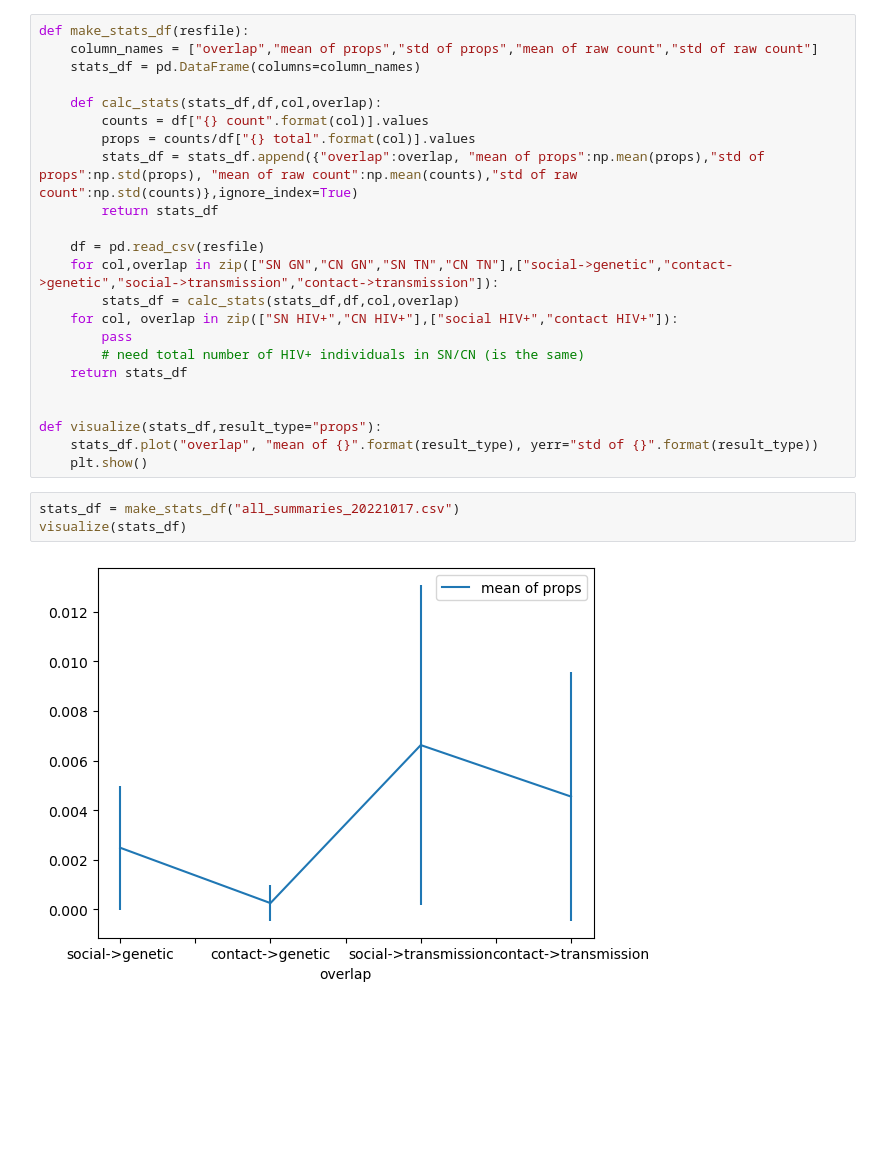
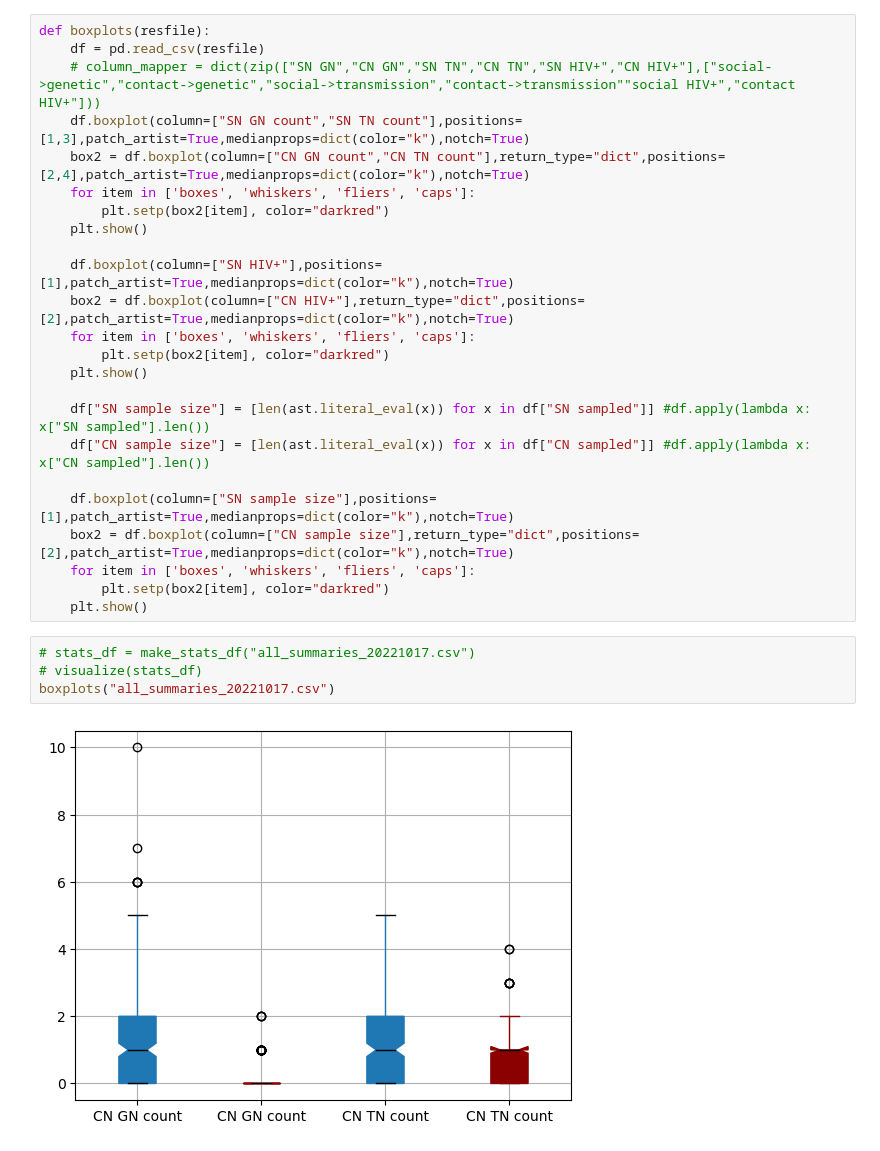
Before and after one commit to breecummins/social_sampling_in_epidemics, a Jupyter notebook: simulations/study_params_20220929/visualize_results.ipynb, the cells around one changed output. Saved outputs shown, nothing was run; the diff lists cells and outputs as text; blank space fills up the shorter version.

Commit message:
have visualizations for initial results

```diff
--- a/simulations/study_params_20220929/visualize_results.ipynb
+++ b/simulations/study_params_20220929/visualize_results.ipynb
@@ -5,28 +6,30 @@ import numpy as np
-# %%
-def make_stats_df(resfile):
-    column_names = ["overlap","mean of props","std of props","mean of raw count","std of raw count"]
-    stats_df = pd.DataFrame(columns=column_names)
-
-    def calc_stats(stats_df,df,col,overlap):
-        counts = df["{} count".format(col)].values
-        props = counts/df["{} total".format(col)].values
-        stats_df = stats_df.append({"overlap":overlap, "mean of props":np.mean(props),"std of props":np.std(props), "mean of raw count":np.mean(counts),"std of raw count":np.std(counts)},ignore_index=True)
-        return stats_df
-
-    df = pd.read_csv(resfile)
-    for col,overlap in zip(["SN GN","CN GN","SN TN","CN TN"],["social->genetic","contact->genetic","social->transmission","contact->transmission"]):
-        stats_df = calc_stats(stats_df,df,col,overlap)
-    for col, overlap in zip(["SN HIV+","CN HIV+"],["social HIV+","contact HIV+"]):
-        pass
-        # need total number of HIV+ individuals in SN/CN (is the same)
-    return stats_df
-
-
-def visualize(stats_df,result_type="props"):
-    stats_df.plot("overlap", "mean of {}".format(result_type), yerr="std of {}".format(result_type))
-    plt.show()
+# %%
+def boxplots(resfile):
+    df = pd.read_csv(resfile)
+    # column_mapper = dict(zip(["SN GN","CN GN","SN TN","CN TN","SN HIV+","CN HIV+"],["social->genetic","contact->genetic","social->transmission","contact->transmission""social HIV+","contact HIV+"]))
+    df.boxplot(column=["SN GN count","SN TN count"],positions=[1,3],patch_artist=True,medianprops=dict(color="k"),notch=True)
+    box2 = df.boxplot(column=["CN GN count","CN TN count"],return_type="dict",positions=[2,4],patch_artist=True,medianprops=dict(color="k"),notch=True)
+    for item in ['boxes', 'whiskers', 'fliers', 'caps']:
+        plt.setp(box2[item], color="darkred")
+    plt.show()
+
+    df.boxplot(column=["SN HIV+"],positions=[1],patch_artist=True,medianprops=dict(color="k"),notch=True)
+    box2 = df.boxplot(column=["CN HIV+"],return_type="dict",positions=[2],patch_artist=True,medianprops=dict(color="k"),notch=True)
+    for item in ['boxes', 'whiskers', 'fliers', 'caps']:
+        plt.setp(box2[item], color="darkred")
+    plt.show()
+
+    df["SN sample size"] = [len(ast.literal_eval(x)) for x in df["SN sampled"]] #df.apply(lambda x: x["SN sampled"].len())
+    df["CN sample size"] = [len(ast.literal_eval(x)) for x in df["CN sampled"]] #df.apply(lambda x: x["CN sampled"].len())
+
+    df.boxplot(column=["SN sample size"],positions=[1],patch_artist=True,medianprops=dict(color="k"),notch=True)
+    box2 = df.boxplot(column=["CN sample size"],return_type="dict",positions=[2],patch_artist=True,medianprops=dict(color="k"),notch=True)
+    for item in ['boxes', 'whiskers', 'fliers', 'caps']:
+        plt.setp(box2[item], color="darkred")
+    plt.show()
 # %%
-stats_df = make_stats_df("all_summaries_20221017.csv")
-visualize(stats_df)
+# stats_df = make_stats_df("all_summaries_20221017.csv")
+# visualize(stats_df)
+boxplots("all_summaries_20221017.csv")
 # %% [output]
-[figure, old version]
+[figure, new version]
```
Also changed, not shown: parts of 2 cells of this notebook.
